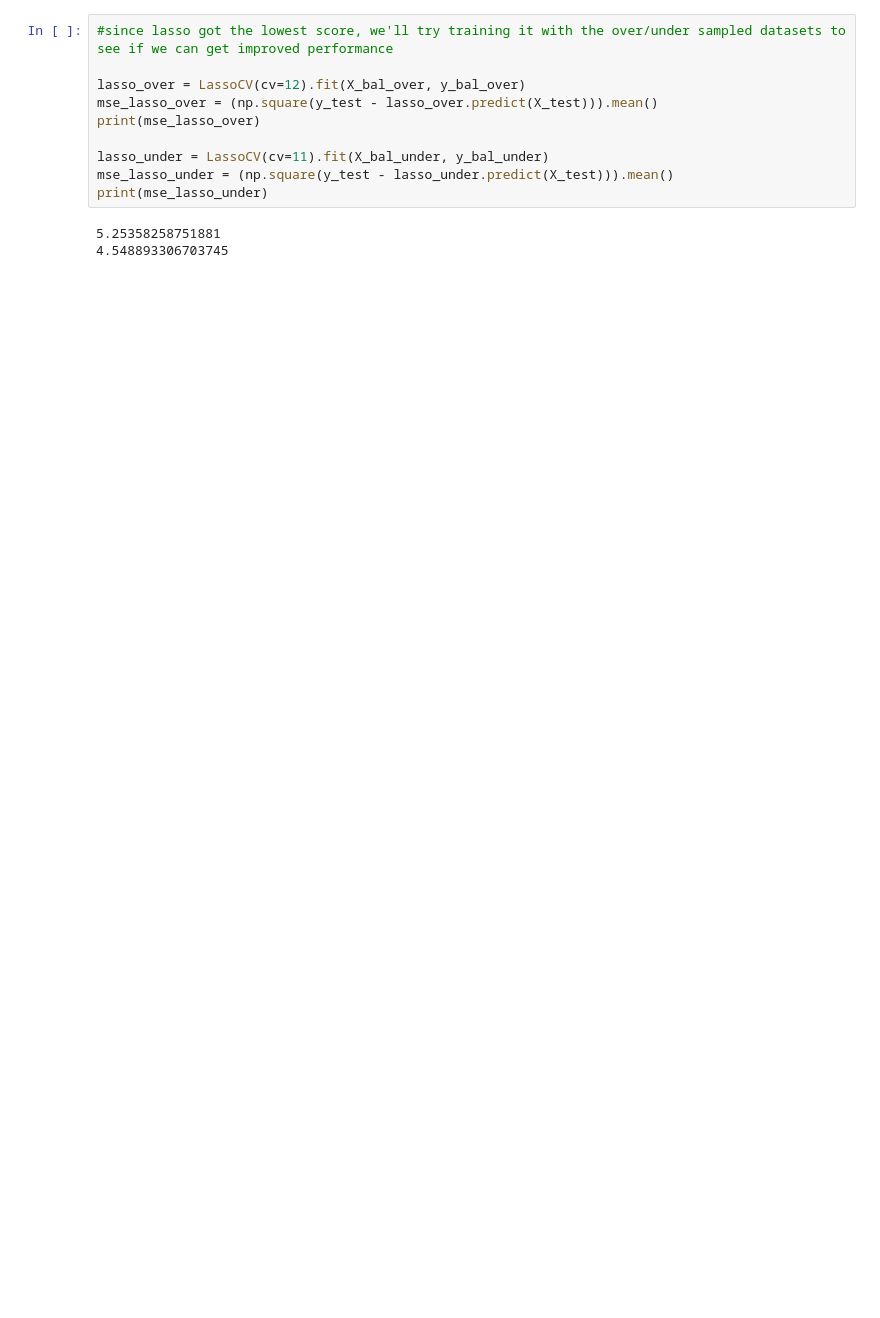
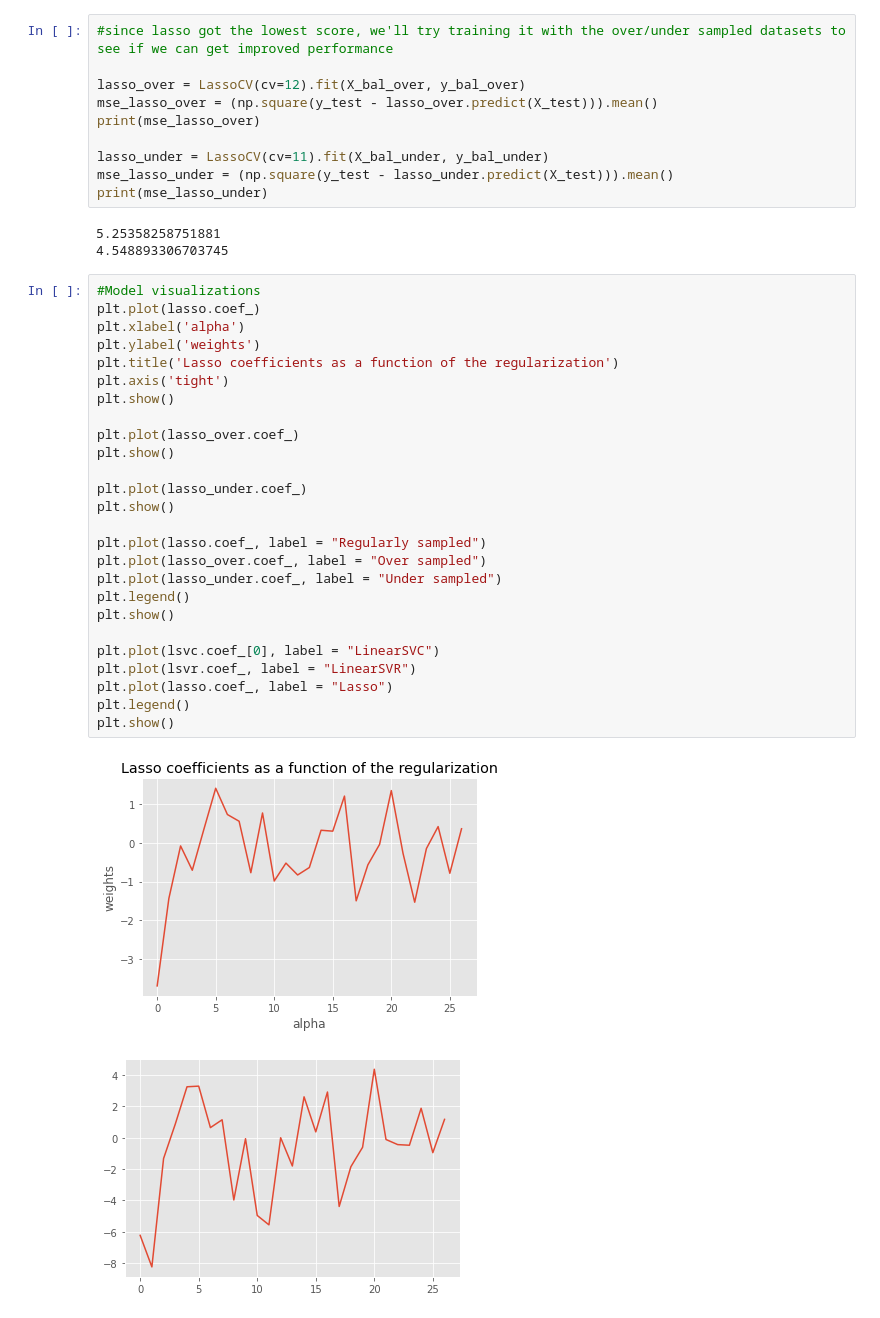
Before and after one commit to jaxonmcneil/The-NeedleDrop, a Jupyter notebook: prelim_model.ipynb, the cells around one changed output. Cells and saved outputs as stored; diff of their text form; blank space fills up the shorter version.

```diff
--- a/prelim_model.ipynb
+++ b/prelim_model.ipynb
@@ -198,3 +198,32 @@ print(mse_lasso_under)
 # %% [output]
 5.25358258751881
 4.548893306703745
+# %%
+#Model visualizations
+plt.plot(lasso.coef_)
+plt.xlabel('alpha')
+plt.ylabel('weights')
+plt.title('Lasso coefficients as a function of the regularization')
+plt.axis('tight')
+plt.show()
+
+plt.plot(lasso_over.coef_)
+plt.show()
+
+plt.plot(lasso_under.coef_)
+plt.show()
+
+plt.plot(lasso.coef_, label = "Regularly sampled")
+plt.plot(lasso_over.coef_, label = "Over sampled")
+plt.plot(lasso_under.coef_, label = "Under sampled")
+plt.legend()
+plt.show()
+
+plt.plot(lsvc.coef_[0], label = "LinearSVC")
+plt.plot(lsvr.coef_, label = "LinearSVR")
+plt.plot(lasso.coef_, label = "Lasso")
+plt.legend()
+plt.show()
+# %% [output]
+[figure, added]
+[figure, added]
```
Also changed, not shown: parts of 3 cells of this notebook.
